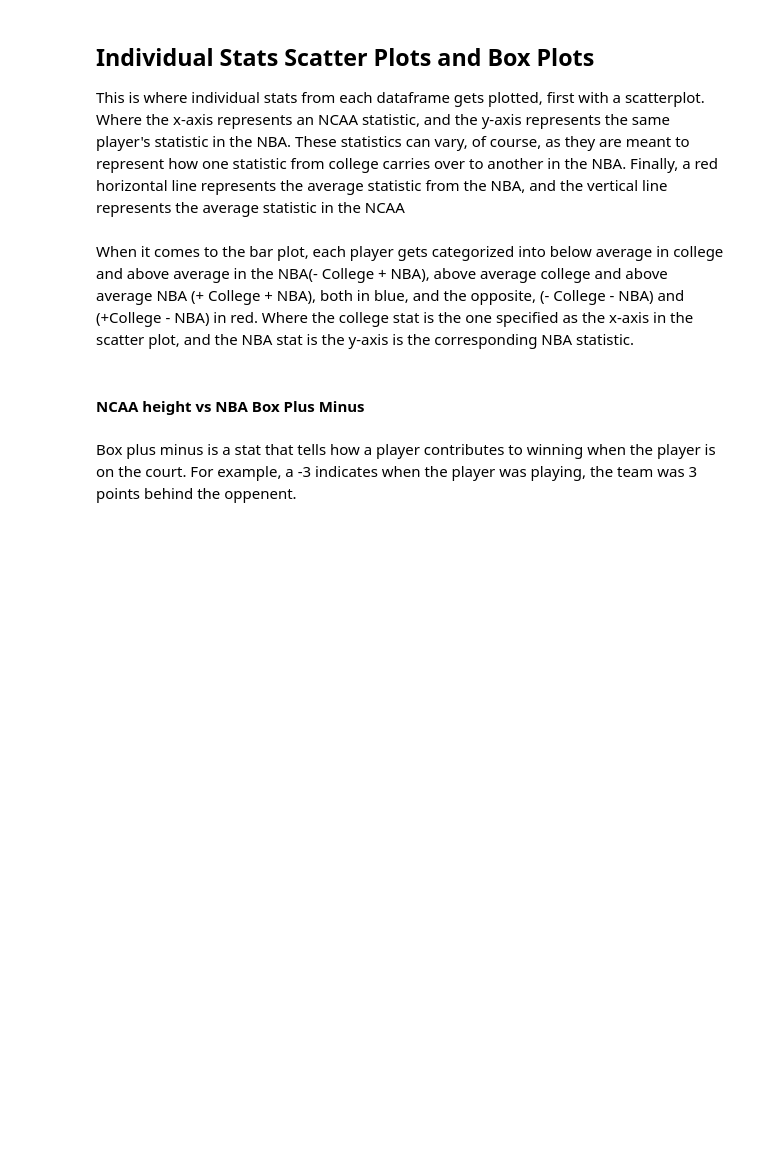
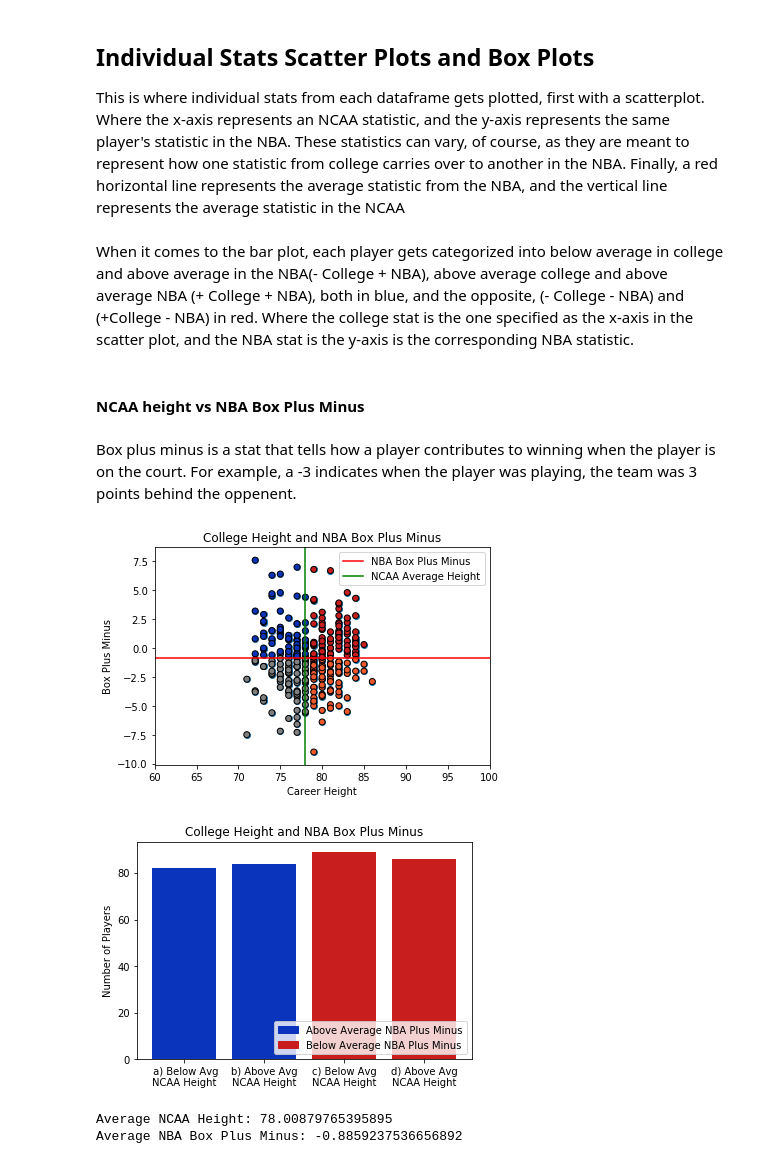
Before and after one commit to Stephen-Chu15/Performance_Translation_Project, a Jupyter notebook: Project_Analysis.ipynb, the cells around one changed output. Saved outputs shown, nothing was run; the diff lists cells and outputs as text; code cells hidden in the pictures; blank space fills up the shorter version.

Commit message:
college weight and nba box plus minus graphs

```diff
--- a/Project_Analysis.ipynb
+++ b/Project_Analysis.ipynb
@@ -46,3 +46,55 @@ When it comes to the bar plot, each player gets categorized into below average i
 #### NCAA height vs NBA Box Plus Minus
 # %% [markdown]
 Box plus minus is a stat that tells how a player contributes to winning when the player is on the court. For example, a -3 indicates when the player was playing, the team was 3 points behind the oppenent.
+# %%
+# x and y is specified here, as explained above. These come directly from the imported DataFrame
+x = ncaa_df["Career Height"]
+y = nba_df["Box Plus Minus"]
+plt.scatter(x, y)
+plt.xlabel("Career Height")
+plt.ylabel("Box Plus Minus")
+# these average lines are to plot on the scatterplot, as well as to compare to in the boxplot
+averageliney = nba_df["Box Plus Minus"].mean()
+averagelinex = ncaa_df["Career Height"].mean()
+plt.axhline(y=averageliney, color='r', linestyle='-', label = "NBA Box Plus Minus")
+plt.axvline(x=averagelinex, color='g', linestyle='-', label = 'NCAA Average Height')
+means = []
+color = []
+# colorizing each player based on how they compare to the average, also adding to the means count to plot the box plot
+for item1, item2 in zip(list(x), list(y)):
+    if(item1 > averagelinex and item2 > averageliney):
+        color.append('#C81E1D')
+        means.append(2)
+    elif(item1 > averagelinex and item2 < averageliney):
+        color.append('#ED582D')
+        means.append(4)
+    elif(item1 < averagelinex and item2 > averageliney):
+        color.append('#0A34BB')
+        means.append(1)
+    else:
+        color.append('gray')
+        means.append(3)
+plt.scatter(x, y, c = color, edgecolor= 'black')
+plt.legend()
+plt.title("College Height and NBA Box Plus Minus")
+plt.xlim([60, 100])
+plt.savefig('ProjectPlots/heightvsboxplusminusScatter.png')
+plt.show()
+# This is now for the box plot, looking at the means count and displaying how many fit in each category
+names = [' a) Below Avg\nNCAA Height', 'b) Above Avg\nNCAA Height', 'c) Below Avg\nNCAA Height', 'd) Above Avg\nNCAA Height' ]
+barcolor = ['#0A34BB', '#0A34BB', '#C81E1D', '#C81E1D']
+plt.bar(names, [means.count(1), means.count(2), means.count(3), means.count(4)], color = barcolor)
+plt.title("College Height and NBA Box Plus Minus")
+plt.ylabel("Number of Players")
+blue_patch = mpatches.Patch(color='#0A34BB', label='Above Average NBA Plus Minus')
+red_patch = mpatches.Patch(color='#C81E1D', label='Below Average NBA Plus Minus')
+plt.legend(handles=[blue_patch, red_patch], loc = 'lower right')
+plt.savefig('ProjectPlots/heightvsboxplusminusBar.png')
+plt.show()
+print(f"Average NCAA Height: {averagelinex} ")
+print(f"Average NBA Box Plus Minus: {averageliney} ")
+# %% [output]
+[figure, added]
+[figure, added]
+Average NCAA Height: 78.00879765395895
+Average NBA Box Plus Minus: -0.8859237536656892
```
Also changed, not shown: 2 other files.
